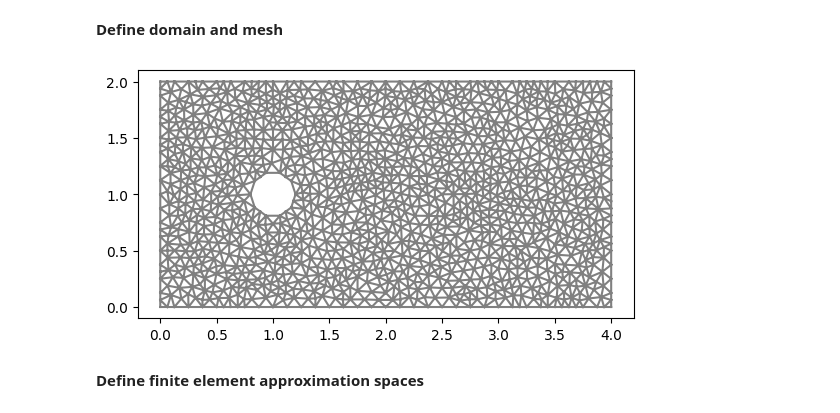
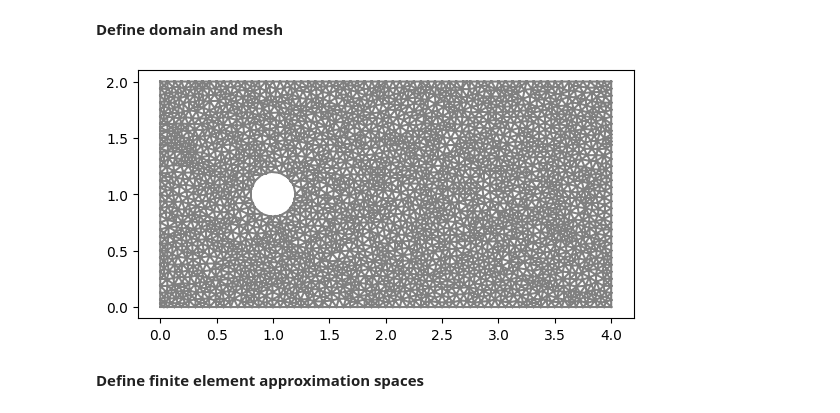
Before and after one commit to paulmyr/DD2365_VT25, a Jupyter notebook: report-Navier-Stokes.ipynb, the cells around one changed output. Cells and saved outputs as stored; diff of their text form; code cells hidden in the pictures.

```diff
--- a/report-Navier-Stokes.ipynb
+++ b/report-Navier-Stokes.ipynb
@@ -129,35 +129,35 @@ right = Right()
 lower = Lower()
 upper = Upper()
 
 # Generate mesh (examples with and without a hole in the mesh)
-resolution = 32
+resolution = 48
 #mesh = RectangleMesh(Point(0.0, 0.0), Point(L, H), L*resolution, H*resolution)
 mesh = generate_mesh(Rectangle(Point(0.0,0.0), Point(L,H)) - Circle(Point(xc,yc),rc), resolution)
 
 # Local mesh refinement (specified by a cell marker)
 no_levels = 0
 for i in range(0,no_levels):
   cell_marker = MeshFunction("bool", mesh, mesh.topology().dim())
   for cell in cells(mesh):
     cell_marker[cell] = False
     p = cell.midpoint()
     if p.distance(Point(xc, yc)) < 1.0:
         cell_marker[cell] = True
   mesh = refine(mesh, cell_marker)
 
 # Define mesh functions (for boundary conditions)
 boundaries = MeshFunction("size_t", mesh, mesh.topology().dim()-1)
 boundaries.set_all(0)
 left.mark(boundaries, 1)
 right.mark(boundaries, 2)
 lower.mark(boundaries, 3)
 upper.mark(boundaries, 4)
 
 plt.figure()
 plot(mesh)
 plt.show()
 # %% [output]
-[figure, old version]
+[figure, new version]
 # %% [markdown]
 **Define finite element approximation spaces**
 # %%
```
Also changed, not shown: parts of 3 cells of this notebook.
